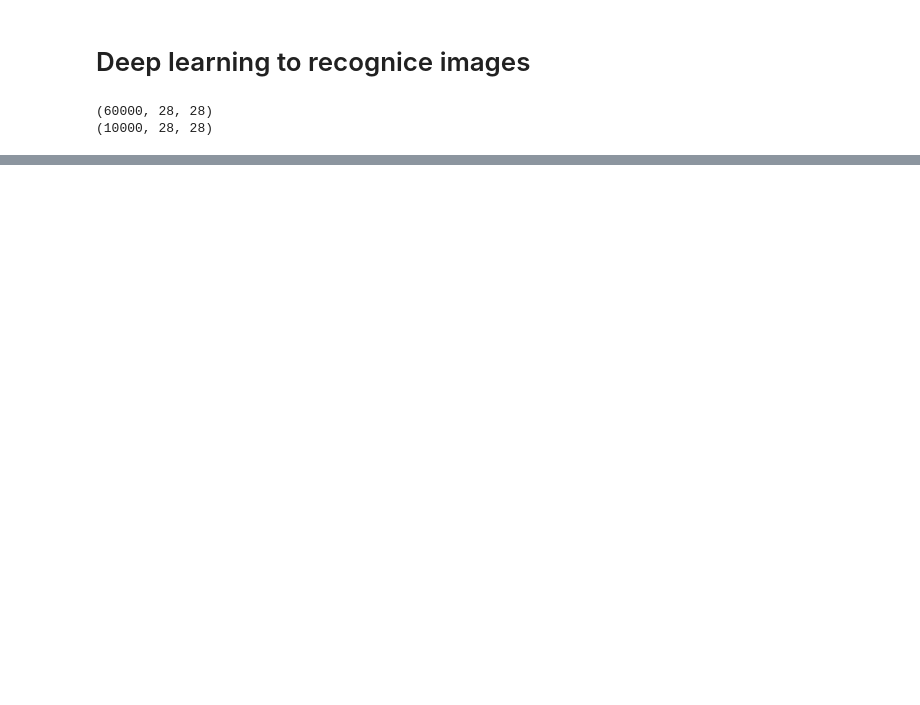
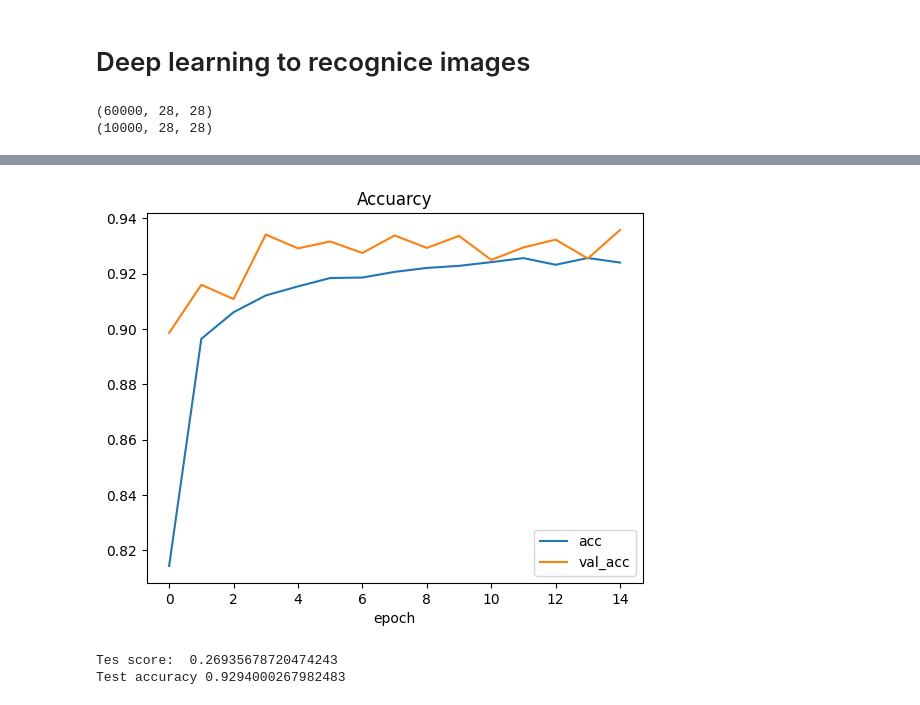
Before and after one commit to OmarGudi/Proyect_Thesis, a Jupyter notebook: Detect_Lines/MNIST/MNIST.ipynb, the cells around one changed output, grey strips where cells are left out. Cells and saved outputs as stored; diff of their text form; code cells hidden in the pictures; blank space fills up the shorter version.

```diff
--- a/Detect_Lines/MNIST/MNIST.ipynb
+++ b/Detect_Lines/MNIST/MNIST.ipynb
@@ -42,0 +124,16 @@ for index_i in range(cols):
+# %%
+plt.plot(history.history['accuracy'])
+plt.plot(history.history['val_accuracy'])
+plt.legend(['acc', 'val_acc'])
+plt.title('Accuarcy')
+plt.xlabel('epoch')
+plt.show()
+# %% [output]
+[figure, added]
+# %%
+score = model.evaluate(X_test, y_test, verbose=0)
+print('Tes score: ', score[0])
+print('Test accuracy', score[1])
+# %% [output]
+Tes score:  0.26935678720474243
+Test accuracy 0.9294000267982483
```
Also changed, not shown: parts of 13 cells of this notebook, 1 other file.
